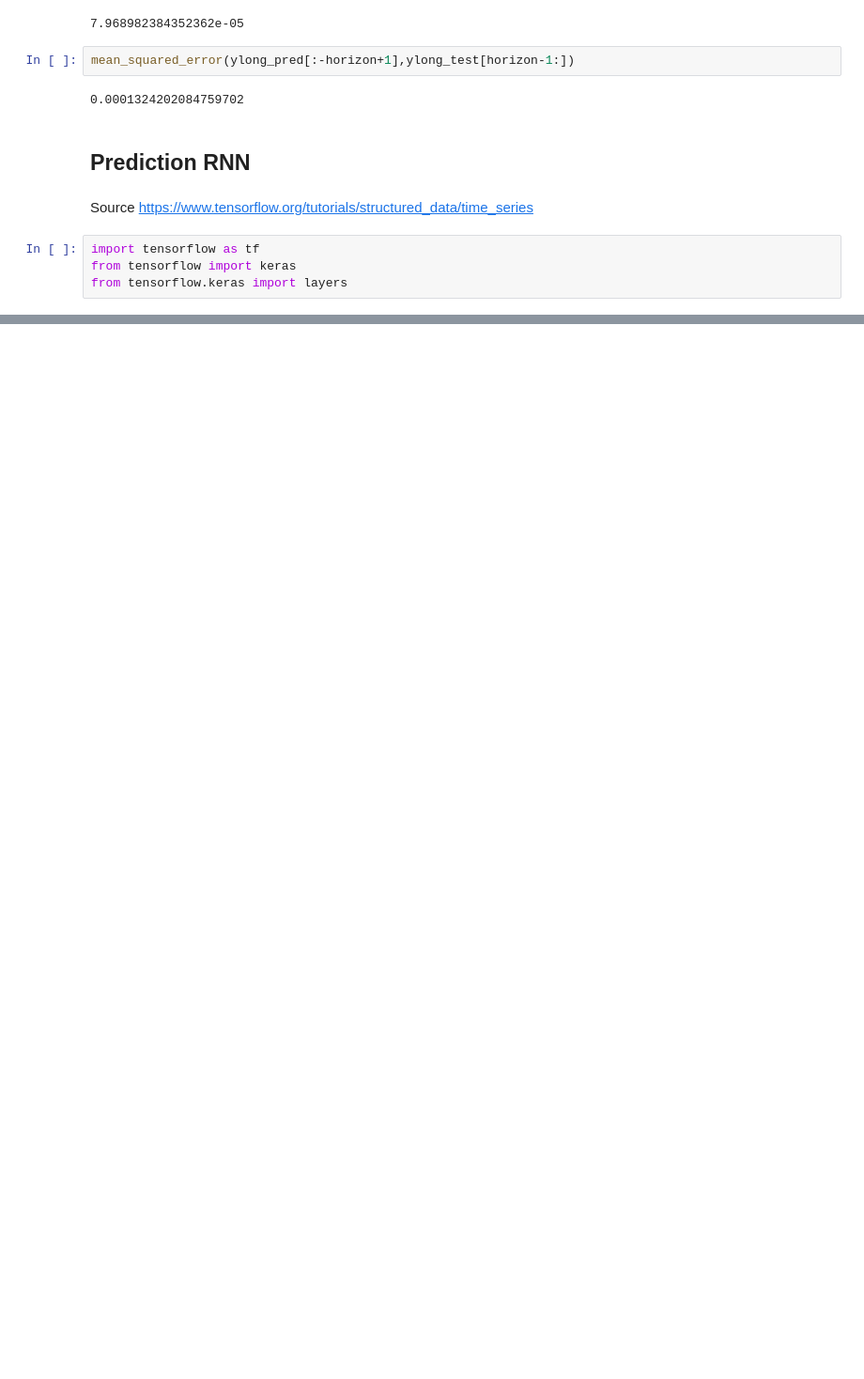
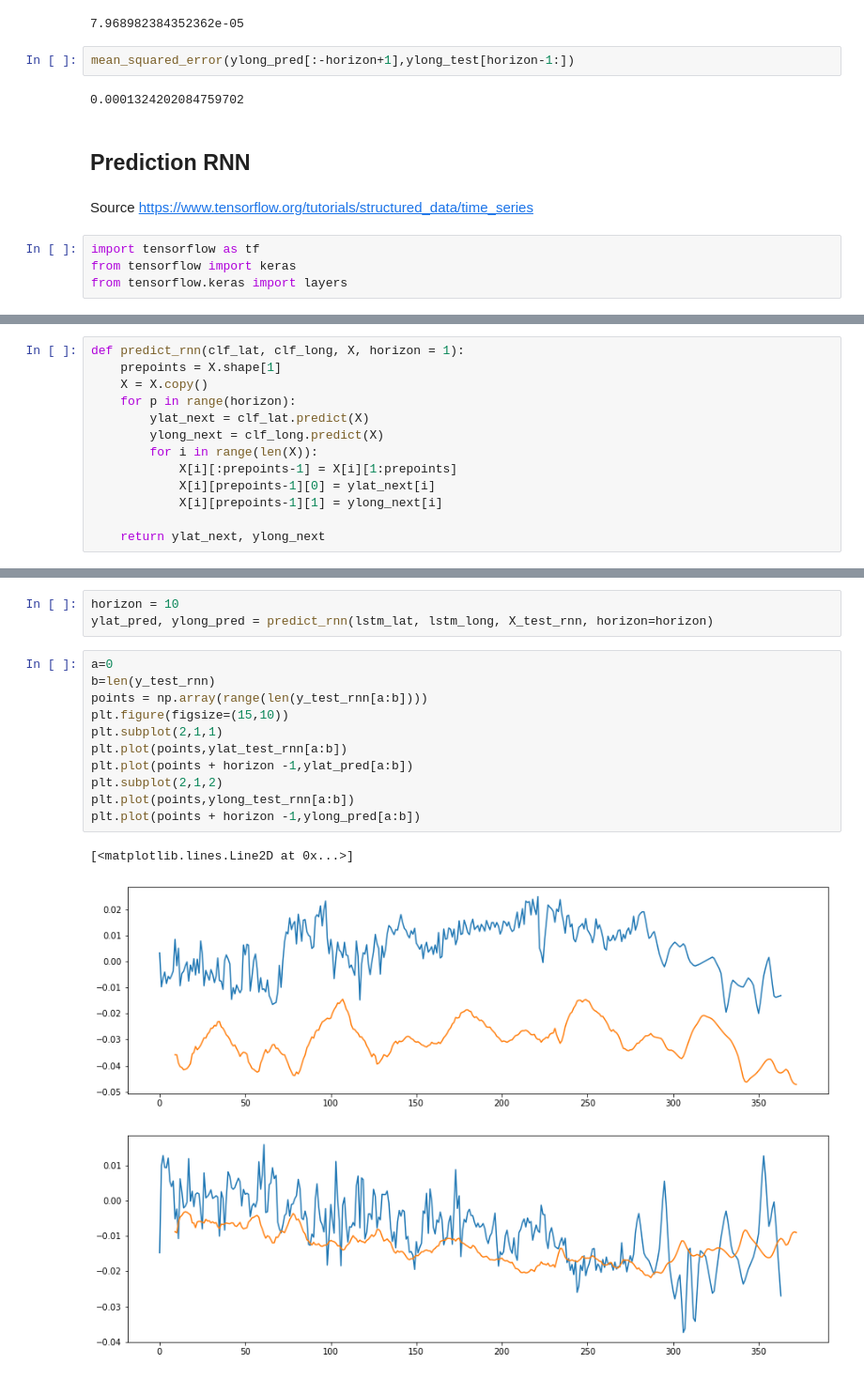
Before and after one commit to bgaudron/learning-whales, a Jupyter notebook: prediction.ipynb, the cells around one changed output, grey strips where cells are left out. Shown at 94% size. Drawn from its saved outputs; the diff is of its cells as text; blank space fills up the shorter version.

```diff
--- a/prediction.ipynb
+++ b/prediction.ipynb
@@ -351 +236,14 @@ wide_window.plot()
+# %%
+def predict_rnn(clf_lat, clf_long, X, horizon = 1):
+    prepoints = X.shape[1]
+    X = X.copy()
+    for p in range(horizon):
+        ylat_next = clf_lat.predict(X)
+        ylong_next = clf_long.predict(X)
+        for i in range(len(X)):
+            X[i][:prepoints-1] = X[i][1:prepoints]
+            X[i][prepoints-1][0] = ylat_next[i]
+            X[i][prepoints-1][1] = ylong_next[i]
+
+    return ylat_next, ylong_next
 # %%
@@ -400,0 +320,17 @@ wide_window.plot(lstm_model)
+# %%
+horizon = 10
+ylat_pred, ylong_pred = predict_rnn(lstm_lat, lstm_long, X_test_rnn, horizon=horizon)
+# %%
+a=0
+b=len(y_test_rnn)
+points = np.array(range(len(y_test_rnn[a:b])))
+plt.figure(figsize=(15,10))
+plt.subplot(2,1,1)
+plt.plot(points,ylat_test_rnn[a:b])
+plt.plot(points + horizon -1,ylat_pred[a:b])
+plt.subplot(2,1,2)
+plt.plot(points,ylong_test_rnn[a:b])
+plt.plot(points + horizon -1,ylong_pred[a:b])
+# %% [output]
+[<matplotlib.lines.Line2D at 0x...>]
+[figure, added]
```
Also changed, not shown: parts of 14 cells of this notebook.
